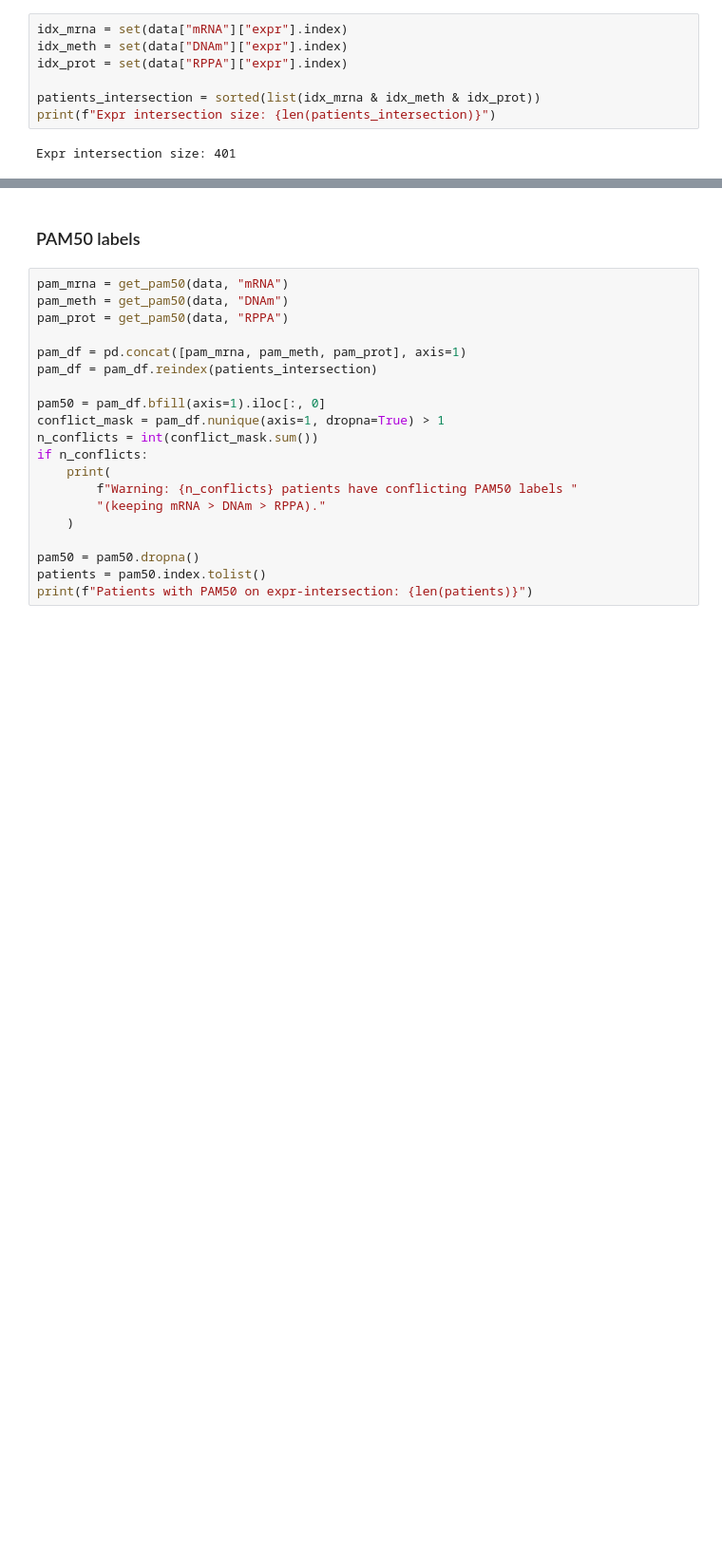
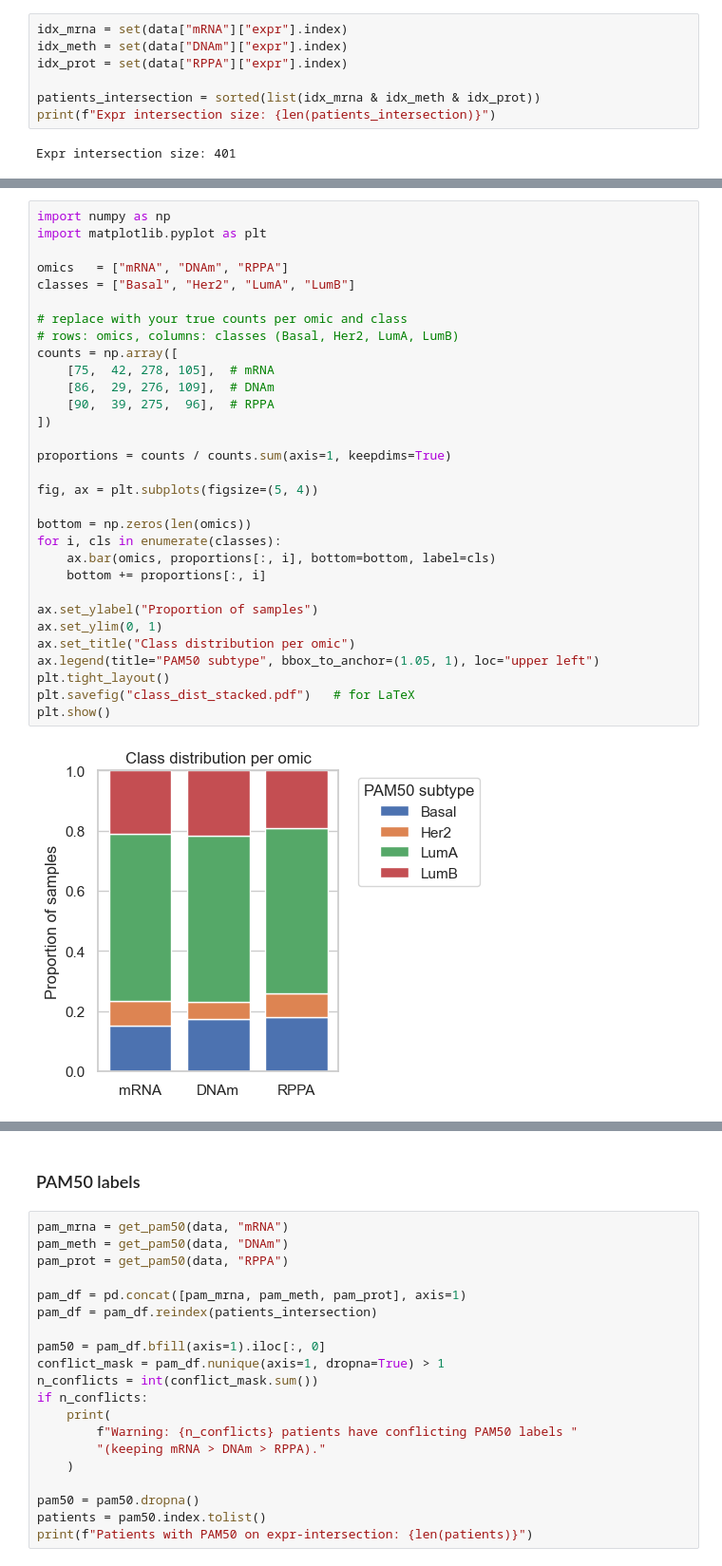
Before and after one commit to MarkoStc/ml_project2, a Jupyter notebook: code/log_reg_baseline.ipynb, the cells around one changed output, grey strips where cells are left out. Shown at 95% size. Drawn from its saved outputs; the diff is of its cells as text; blank space fills up the shorter version.

```diff
--- a/code/log_reg_baseline.ipynb
+++ b/code/log_reg_baseline.ipynb
@@ -77,0 +100,33 @@ Expr intersection size: 401
+# %%
+import numpy as np
+import matplotlib.pyplot as plt
+
+omics   = ["mRNA", "DNAm", "RPPA"]
+classes = ["Basal", "Her2", "LumA", "LumB"]
+
+# replace with your true counts per omic and class
+# rows: omics, columns: classes (Basal, Her2, LumA, LumB)
+counts = np.array([
+    [75,  42, 278, 105],  # mRNA
+    [86,  29, 276, 109],  # DNAm
+    [90,  39, 275,  96],  # RPPA
+])
+
+proportions = counts / counts.sum(axis=1, keepdims=True)
+
+fig, ax = plt.subplots(figsize=(5, 4))
+
+bottom = np.zeros(len(omics))
+for i, cls in enumerate(classes):
+    ax.bar(omics, proportions[:, i], bottom=bottom, label=cls)
+    bottom += proportions[:, i]
+
+ax.set_ylabel("Proportion of samples")
+ax.set_ylim(0, 1)
+ax.set_title("Class distribution per omic")
+ax.legend(title="PAM50 subtype", bbox_to_anchor=(1.05, 1), loc="upper left")
+plt.tight_layout()
+plt.savefig("class_dist_stacked.pdf")   # for LaTeX
+plt.show()
+# %% [output]
+[figure, added]
```
Also changed, not shown: parts of 14 cells of this notebook, 1 other file.
